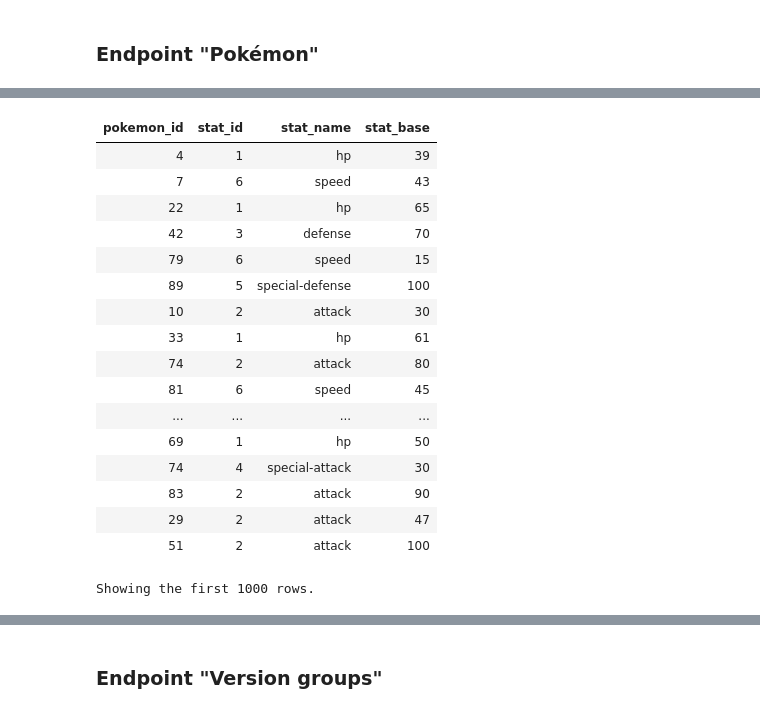
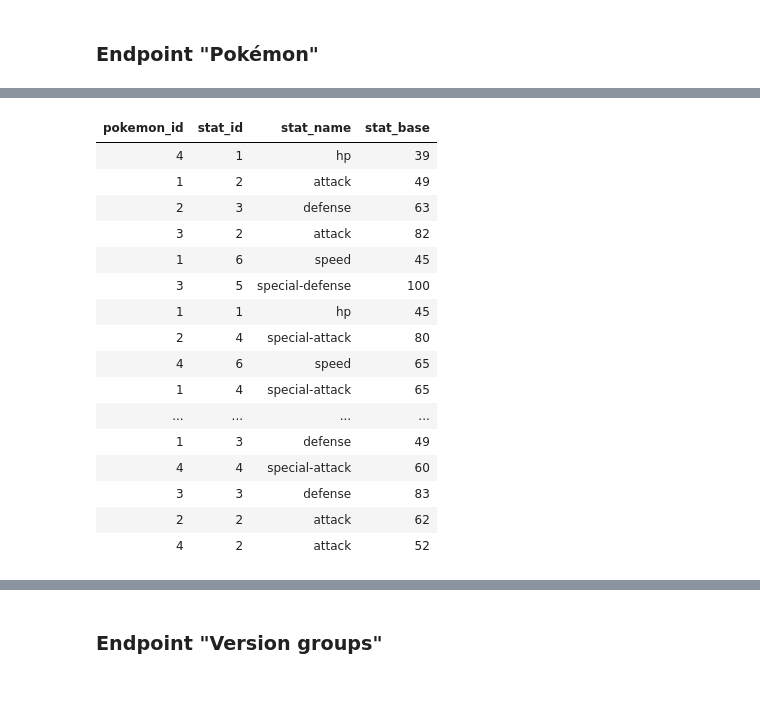
Before and after one commit to EweBarros/PokeApi-PySpark, a Jupyter notebook: pokeapi_pyspark_project.ipynb, the cells around one changed output, grey strips where cells are left out. Saved outputs shown, nothing was run; the diff lists cells and outputs as text; code cells hidden in the pictures.

```diff
--- a/pokeapi_pyspark_project.ipynb
+++ b/pokeapi_pyspark_project.ipynb
@@ -130,37 +129,36 @@ Showing the first 1000 rows.
 # %%
 df_pokemon_stats = df_pokemon_raw.selectExpr('id as pokemon_id',
                                              'stats')\
                                  .select('*',
                                          explode_outer('stats').alias('stats_exploded'))\
                                  .selectExpr('*',
                                              "cast(regexp_extract(stats_exploded.stat.url, r'\/(\d+)', 1) as long) as stat_id",
                                              'stats_exploded.base_stat as stat_base',
                                              'stats_exploded.stat.name as stat_name')\
                                  .distinct()\
                                  .select('pokemon_id',
                                          'stat_id',
                                          'stat_name',
                                          'stat_base')
-df_pokemon_stats.display()
+df_pokemon_stats.limit(20).display()
 # %% [output]
 | pokemon_id | stat_id | stat_name | stat_base |
 | 4 | 1 | hp | 39 |
-| 7 | 6 | speed | 43 |
-| 22 | 1 | hp | 65 |
-| 42 | 3 | defense | 70 |
-| 79 | 6 | speed | 15 |
-| 89 | 5 | special-defense | 100 |
-| 10 | 2 | attack | 30 |
-| 33 | 1 | hp | 61 |
-| 74 | 2 | attack | 80 |
-| 81 | 6 | speed | 45 |
+| 1 | 2 | attack | 49 |
+| 2 | 3 | defense | 63 |
+| 3 | 2 | attack | 82 |
+| 1 | 6 | speed | 45 |
+| 3 | 5 | special-defense | 100 |
+| 1 | 1 | hp | 45 |
+| 2 | 4 | special-attack | 80 |
+| 4 | 6 | speed | 65 |
+| 1 | 4 | special-attack | 65 |
 | ... | ... | ... | ... |
-| 69 | 1 | hp | 50 |
-| 74 | 4 | special-attack | 30 |
-| 83 | 2 | attack | 90 |
-| 29 | 2 | attack | 47 |
-| 51 | 2 | attack | 100 |
+| 1 | 3 | defense | 49 |
+| 4 | 4 | special-attack | 60 |
+| 3 | 3 | defense | 83 |
+| 2 | 2 | attack | 62 |
+| 4 | 2 | attack | 52 |
-Showing the first 1000 rows.
 # %% [markdown]
 #### Pokémon - Moves
 
```
Also changed, not shown: parts of 10 cells of this notebook.
